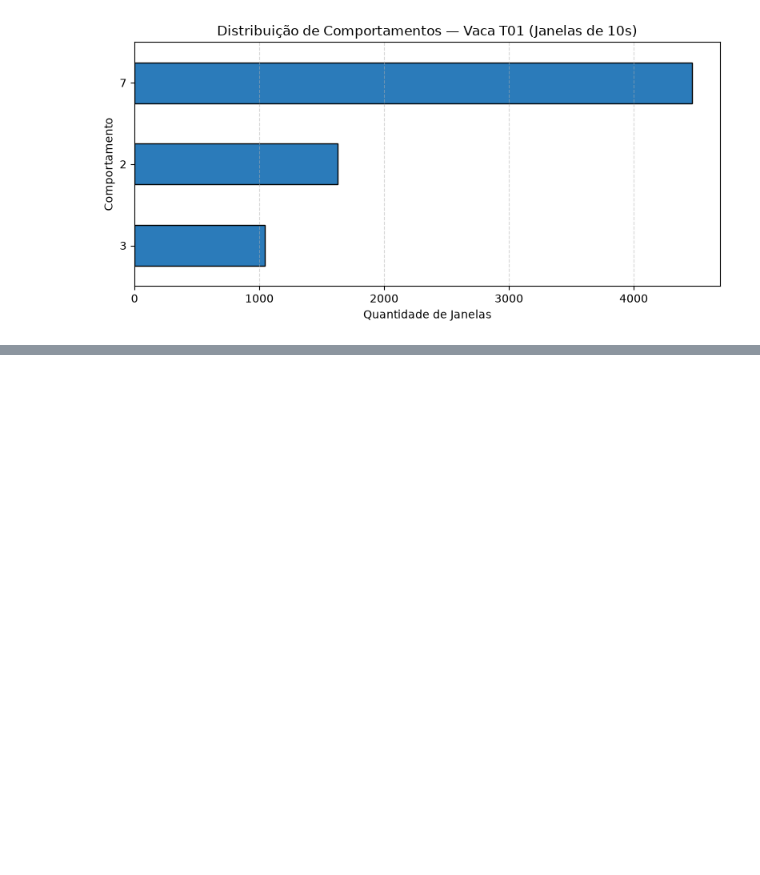
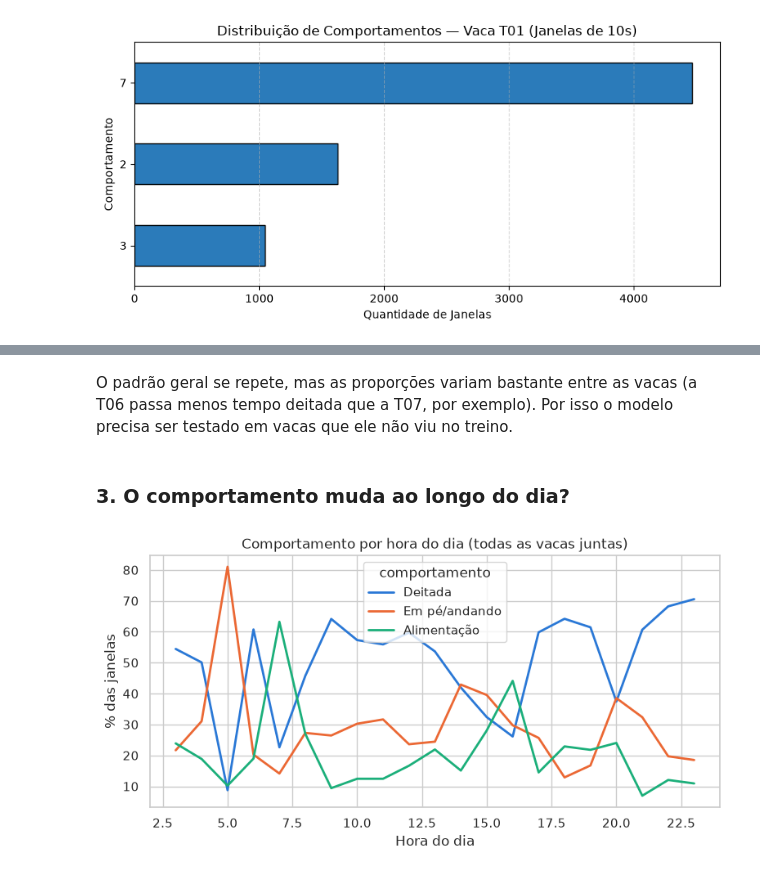
Before and after one commit to maicongiehl/unijui-pcd-cow-behavior-classification, a Jupyter notebook: inspect.ipynb, the cells around one changed output, grey strips where cells are left out. Cells and saved outputs as stored; diff of their text form; code cells hidden in the pictures; blank space fills up the shorter version.

```diff
--- a/inspect.ipynb
+++ b/inspect.ipynb
@@ -49,0 +139,21 @@ behavior
+# %% [markdown]
+O padrão geral se repete, mas as proporções variam bastante entre as vacas (a T06 passa menos tempo deitada que a T07, por exemplo). Por isso o modelo precisa ser testado em vacas que ele não viu no treino.
+# %% [markdown]
+### 3. O comportamento muda ao longo do dia?
+# %%
+# 1. Calcular, para cada hora do dia, a porcentagem de cada comportamento
+por_hora = pd.crosstab(df["hora"], df["comportamento"], normalize="index") * 100
+por_hora = por_hora[ordem]
+
+# 2. Remover a primeira hora, que tem poucas janelas (a coleta começa às 02:57)
+por_hora = por_hora.iloc[1:]
+
+# 3. Plotar uma linha para cada comportamento
+por_hora.plot(kind="line", color=lista_cores, linewidth=2, figsize=(9, 4))
+plt.title("Comportamento por hora do dia (todas as vacas juntas)")
+plt.xlabel("Hora do dia")
+plt.ylabel("% das janelas")
+plt.savefig("figuras/03_comportamento_por_hora.png", dpi=150, bbox_inches="tight")
+plt.show()
+# %% [output]
+[figure, added]
```
Also changed, not shown: parts of 18 cells of this notebook, 4 other files.
